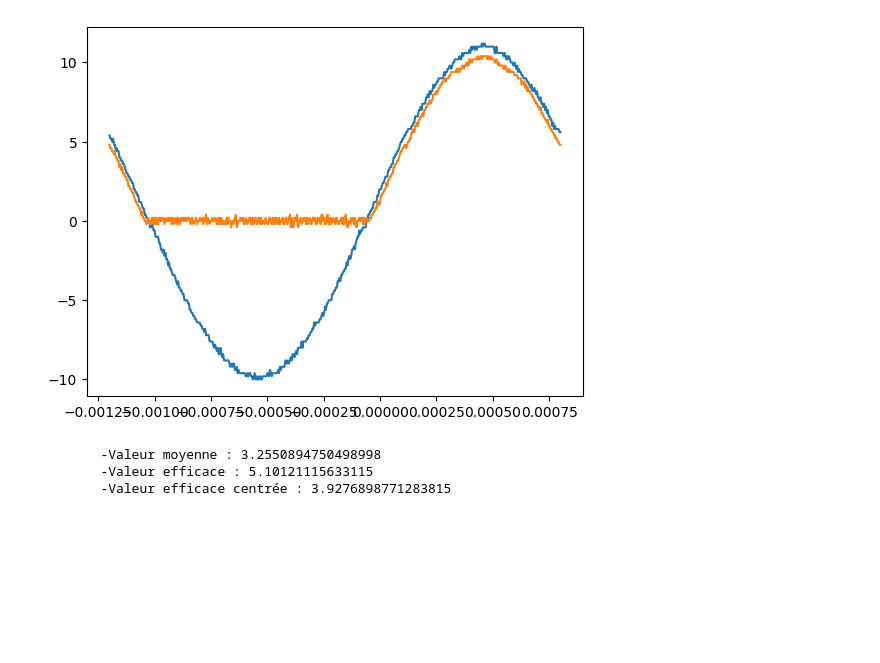
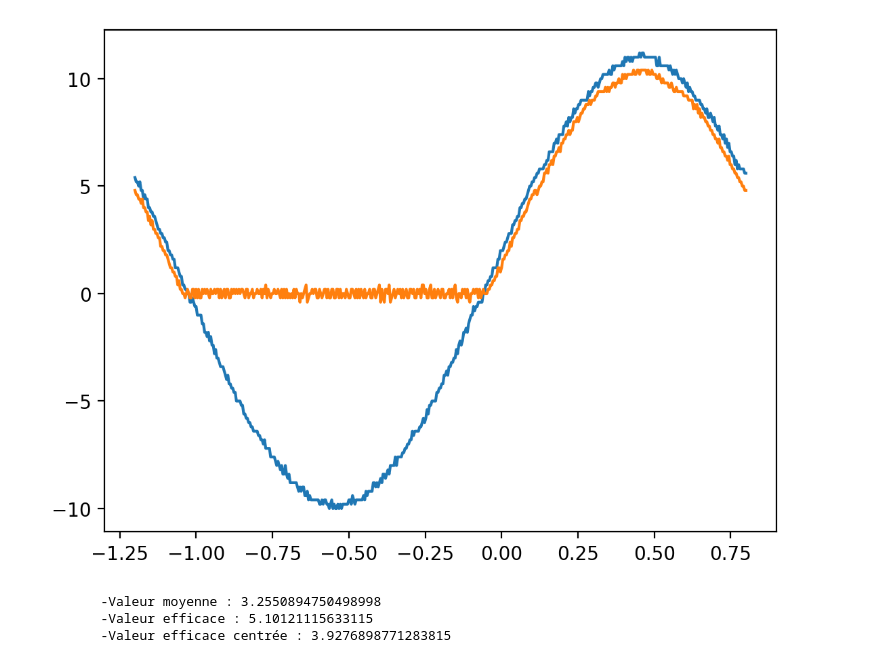
Before and after one commit to phandrieu/TPPhysiqueMPIE, a Jupyter notebook: Traitement.ipynb, the cells around one changed output. Cells and saved outputs as stored; diff of their text form; code cells hidden in the pictures; blank space fills up the shorter version.

```diff
--- a/Traitement.ipynb
+++ b/Traitement.ipynb
@@ -1,6 +1,7 @@
 # %%
 import numpy as np
 import matplotlib.pyplot as plt
+plt.rcParams['figure.dpi'] = 200
 # %%
 # ========== Redressement OHMIQUE ========
 
@@ -17,28 +18,29 @@ plt.show()
 # %%
 def rase_periode(s):
     T = []
     compteur = 0
 
     for i in range(1, len(s), 5):
         if (s[i-5] - s[0]) * (s[i] - s[0]) <= 0:
             compteur += 1
             T.append(i)
 
     if compteur%2 == 1 :
         return T[-2]
     else :
         return T[-1]
 
 
 
 T = rase_periode(u)
 
+newt = [s*1000 for s in t]
 
-plt.plot(t[:T], u[:T])
-plt.plot(t[:T], v[:T])
+plt.plot(newt[:T], u[:T])
+plt.plot(newt[:T], v[:T])
 plt.show()
 # %% [output]
-[figure, old version]
+[figure, new version]
 # %%
 def val_eff(s):
     #valeur efficace
```
Also changed, not shown: 1 other file.
